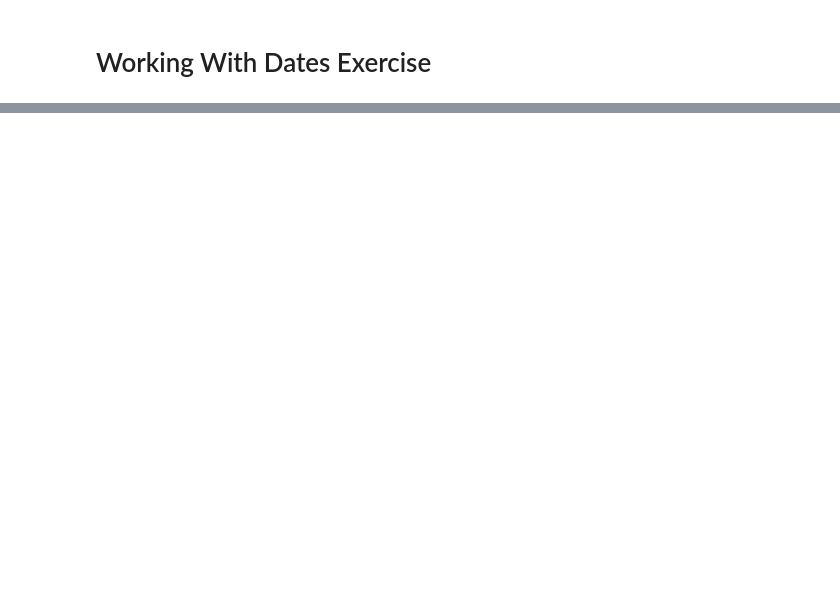
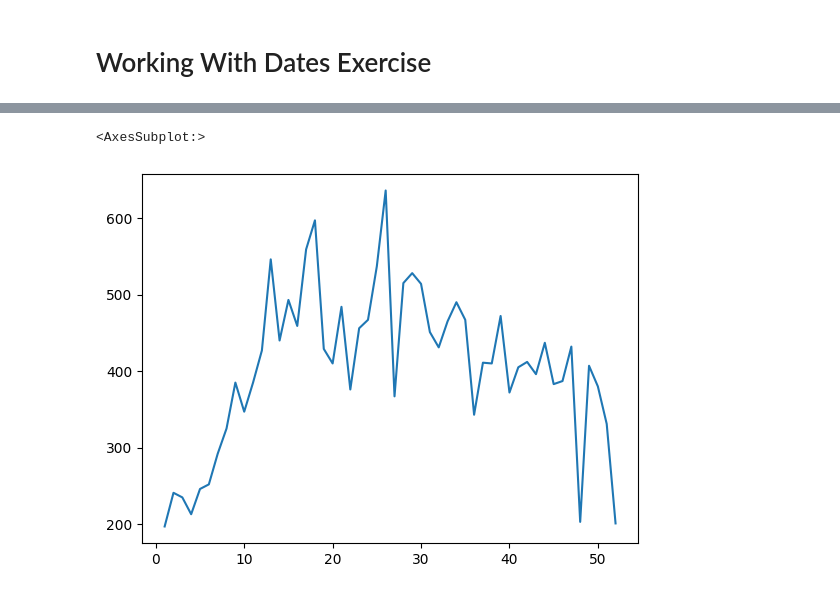
Before and after one commit to magdalenapek/Exercises, a Jupyter notebook: solutions_udemy_course/EXERCISE_10_Dates.ipynb, the cells around one changed output, grey strips where cells are left out. Drawn from its saved outputs; the diff is of its cells as text; code cells hidden in the pictures; blank space fills up the shorter version.

```diff
--- a/solutions_udemy_course/EXERCISE_10_Dates.ipynb
+++ b/solutions_udemy_course/EXERCISE_10_Dates.ipynb
@@ -24,4 +109,8 @@ import pandas as pd
 # %%
 # Create a line plot showing the total number of sales by week of the year number (1-52)
+may['date'].dt.week.value_counts().sort_index().plot()
+# %% [output]
+<AxesSubplot:>
+[figure, added]
 # %%
 #Create a bar plot showing the total number of sales that took place in December, January, and February
```
Also changed, not shown: parts of 10 cells of this notebook.
